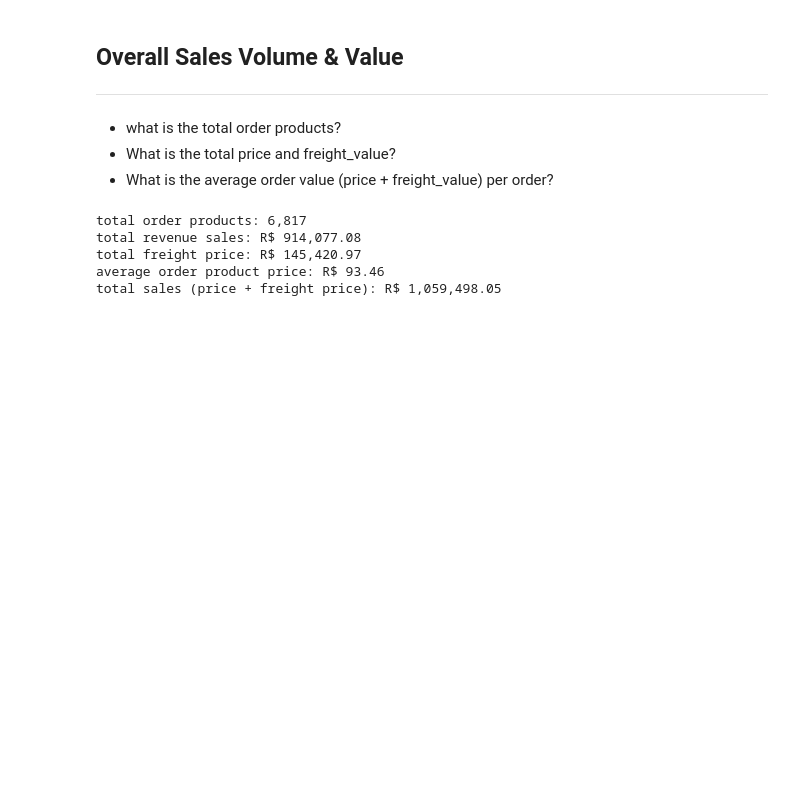
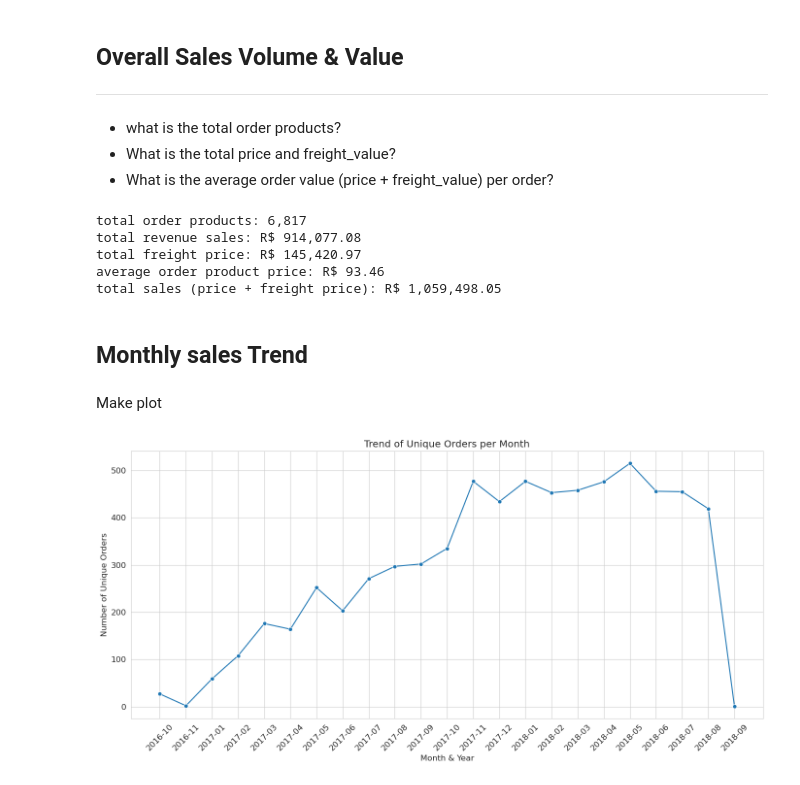
Before and after one commit to RizkiRdm/Olist-E-commerce-Performance-Analysis, a Jupyter notebook: notebooks/sales_and_order_analysis.ipynb, the cells around one changed output. Cells and saved outputs as stored; diff of their text form; code cells hidden in the pictures; blank space fills up the shorter version.

Commit message:
viz: Plot monthly trend of unique orders

```diff
--- a/notebooks/sales_and_order_analysis.ipynb
+++ b/notebooks/sales_and_order_analysis.ipynb
@@ -62,3 +62,35 @@ total revenue sales: R$ 914,077.08
 total freight price: R$ 145,420.97
 average order product price: R$ 93.46
 total sales (price + freight price): R$ 1,059,498.05
+# %% [markdown]
+## Monthly sales Trend
+# %%
+# Calculate the number of unique orders per month and year
+monthly_orders = (
+    ecom_data_df.groupby(ecom_data_df["order_purchase_timestamp"].dt.to_period("M"))[
+        "order_id"
+    ]
+    .nunique()
+    .reset_index()
+)
+
+# Rename the column for clarity from order_purchase_timestamp to order_period
+monthly_orders.rename(
+    columns={"order_purchase_timestamp": "order_period"}, inplace=True
+)
+
+# change the data type to str (for plotting)
+monthly_orders["order_period"] = monthly_orders["order_period"].astype(str)
+# %% [markdown]
+Make plot
+# %%
+plt.figure(figsize=(14, 7))
+sns.lineplot(x="order_period", y="order_id", data=monthly_orders, marker="o")
+plt.title("Trend of Unique Orders per Month")
+plt.xlabel("Month & Year")
+plt.ylabel("Number of Unique Orders")
+plt.xticks(rotation=45)
+plt.tight_layout()
+plt.show()
+# %% [output]
+[figure, added]
```
